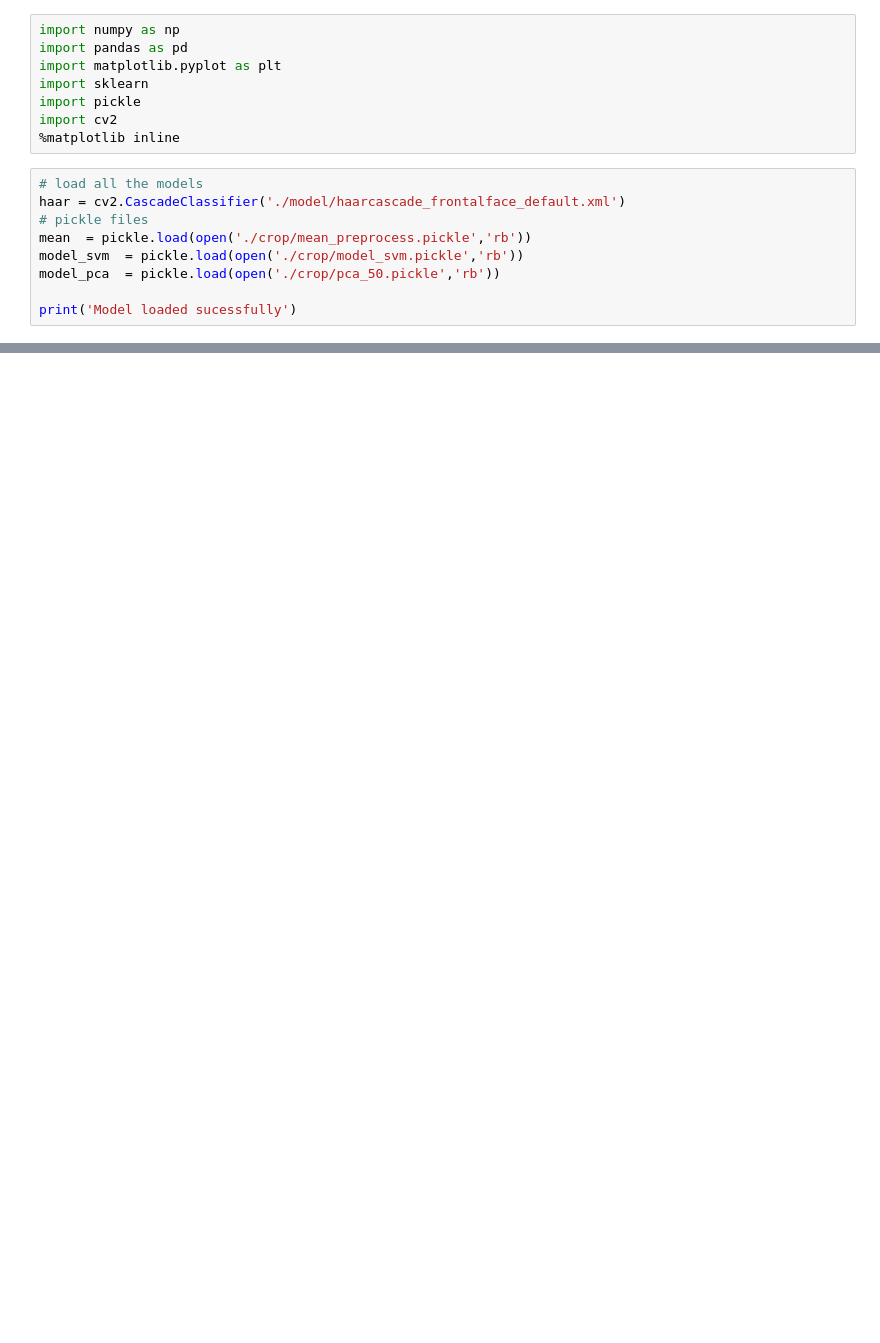
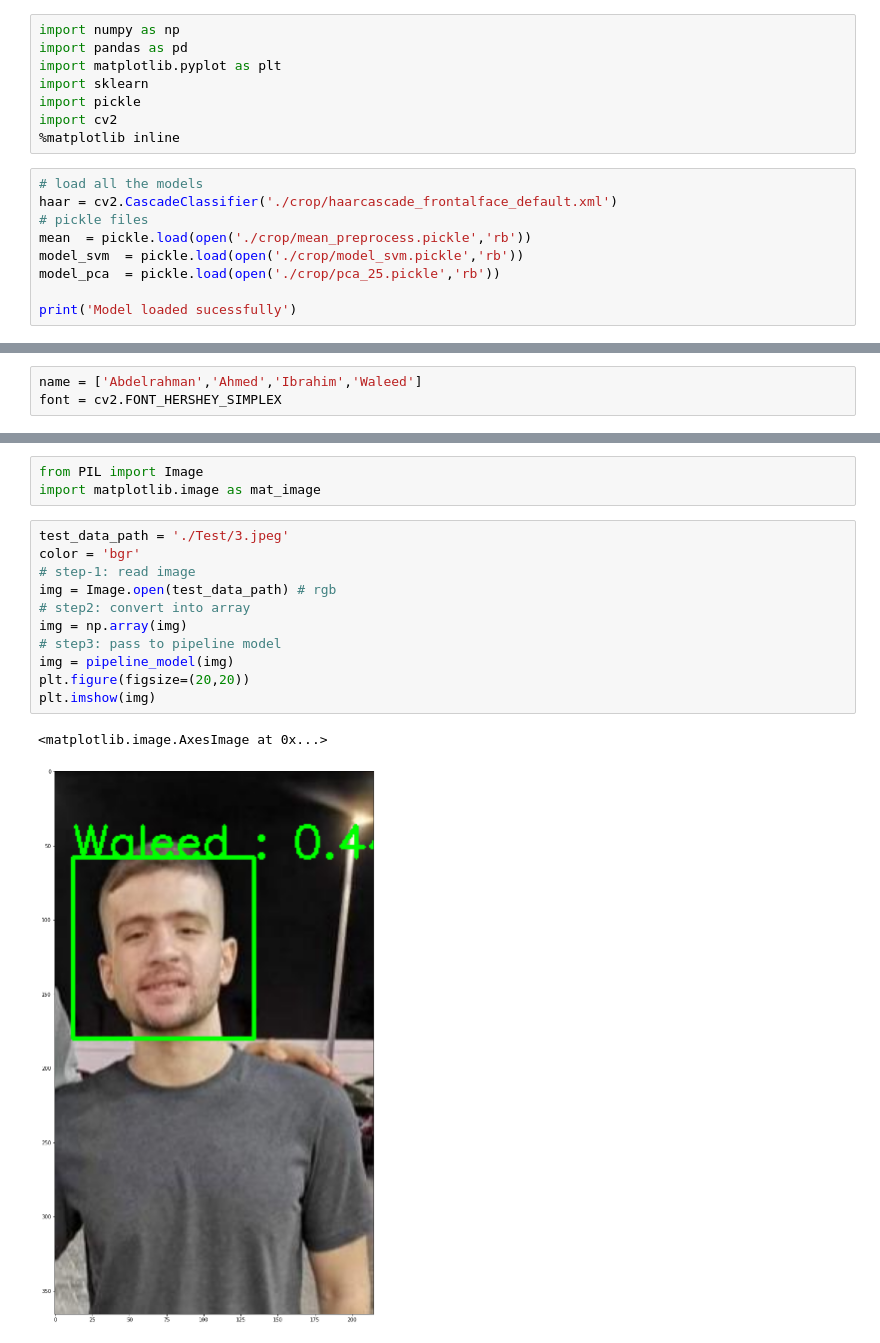
Before and after one commit to Ibrahimelsayed60/Intern_face_recognition_code, a Jupyter notebook: Pipeline Fourth Step.ipynb, the cells around one changed output, grey strips where cells are left out. Cells and saved outputs as stored; diff of their text form; blank space fills up the shorter version.

```diff
--- a/Pipeline Fourth Step.ipynb
+++ b/Pipeline Fourth Step.ipynb
@@ -8,11 +8,11 @@ import cv2
 %matplotlib inline
 # %%
 # load all the models
-haar = cv2.CascadeClassifier('./model/haarcascade_frontalface_default.xml')
+haar = cv2.CascadeClassifier('./crop/haarcascade_frontalface_default.xml')
 # pickle files
 mean  = pickle.load(open('./crop/mean_preprocess.pickle','rb'))
 model_svm  = pickle.load(open('./crop/model_svm.pickle','rb'))
-model_pca  = pickle.load(open('./crop/pca_50.pickle','rb'))
+model_pca  = pickle.load(open('./crop/pca_25.pickle','rb'))
 
 print('Model loaded sucessfully')
 # %% [output]
@@ -19,0 +20,3 @@ FileNotFoundError: [Errno 2] No such file or directory: './crop/pca_50.pickle'
+# %%
+name = ['Abdelrahman','Ahmed','Ibrahim','Waleed']
+font = cv2.FONT_HERSHEY_SIMPLEX
@@ -19,0 +64,17 @@ FileNotFoundError: [Errno 2] No such file or directory: './crop/pca_50.pickle'
+# %%
+from PIL import Image
+import matplotlib.image as mat_image
+# %%
+test_data_path = './Test/3.jpeg'
+color = 'bgr'
+# step-1: read image
+img = Image.open(test_data_path) # rgb
+# step2: convert into array
+img = np.array(img)
+# step3: pass to pipeline model
+img = pipeline_model(img)
+plt.figure(figsize=(20,20))
+plt.imshow(img)
+# %% [output]
+<matplotlib.image.AxesImage at 0x...>
+[figure, added]
```
Also changed, not shown: parts of 2 cells of this notebook, 7 other files.
